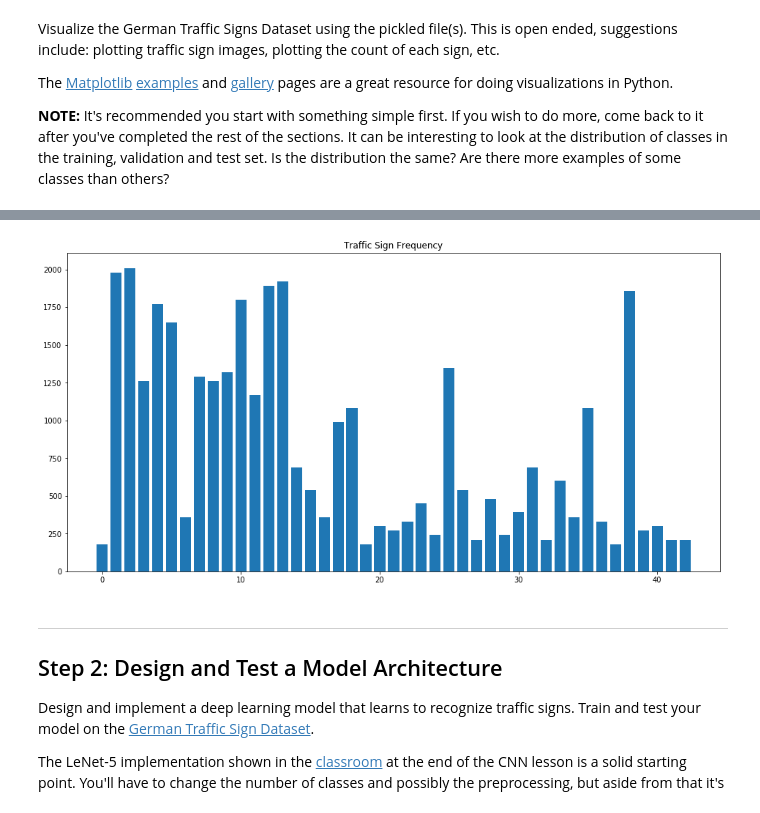
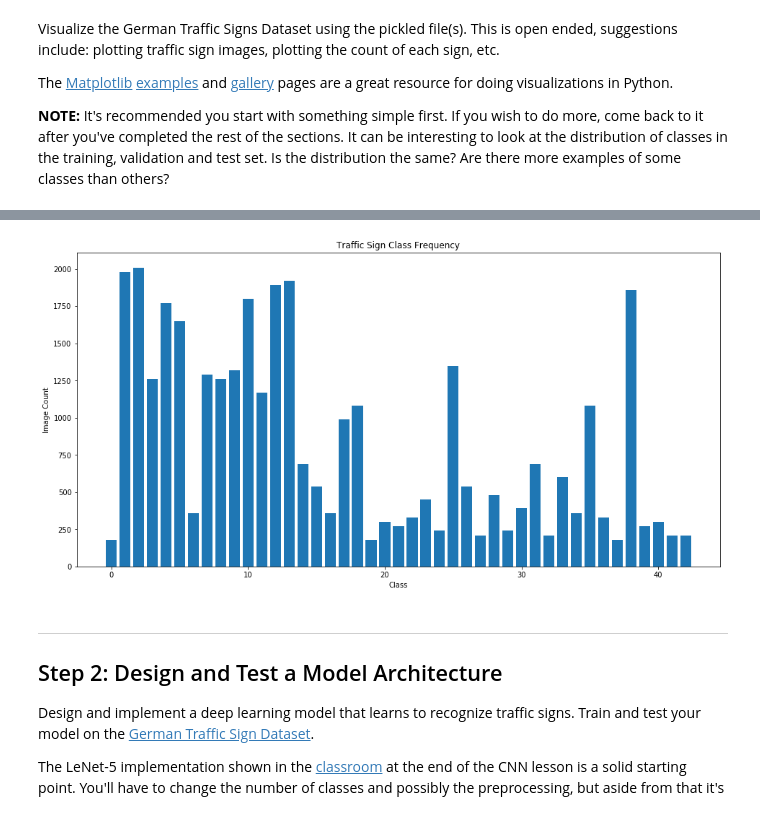
Before and after one commit to tyaq/CarND-Traffic-Sign-Classifier-Project, a Jupyter notebook: Traffic_Sign_Classifier.ipynb, the cells around one changed output, grey strips where cells are left out. Cells and saved outputs as stored; diff of their text form; code cells hidden in the pictures.

```diff
--- a/Traffic_Sign_Classifier.ipynb
+++ b/Traffic_Sign_Classifier.ipynb
@@ -135,15 +140,17 @@ showImageSamples(X_train, y_train)
 # %%
 # Create a histogram of class frequencies in data
 # Equalize this by permuting training data
 item, count = np.unique(y_train, return_counts=True)
-freq = np.array((item, count))
 plt.figure(figsize=(16,8))
 plt.bar(item, count)
-plt.title('Traffic Sign Frequency')
+plt.title('Traffic Sign Class Frequency')
+plt.xlabel('Class')
+plt.ylabel('Image Count')
+
 
 plt.show()
 # %% [output]
-[figure, old version]
+[figure, new version]
 # %% [markdown]
 ----
 
```
Also changed, not shown: parts of 12 cells of this notebook, 7 other files.
